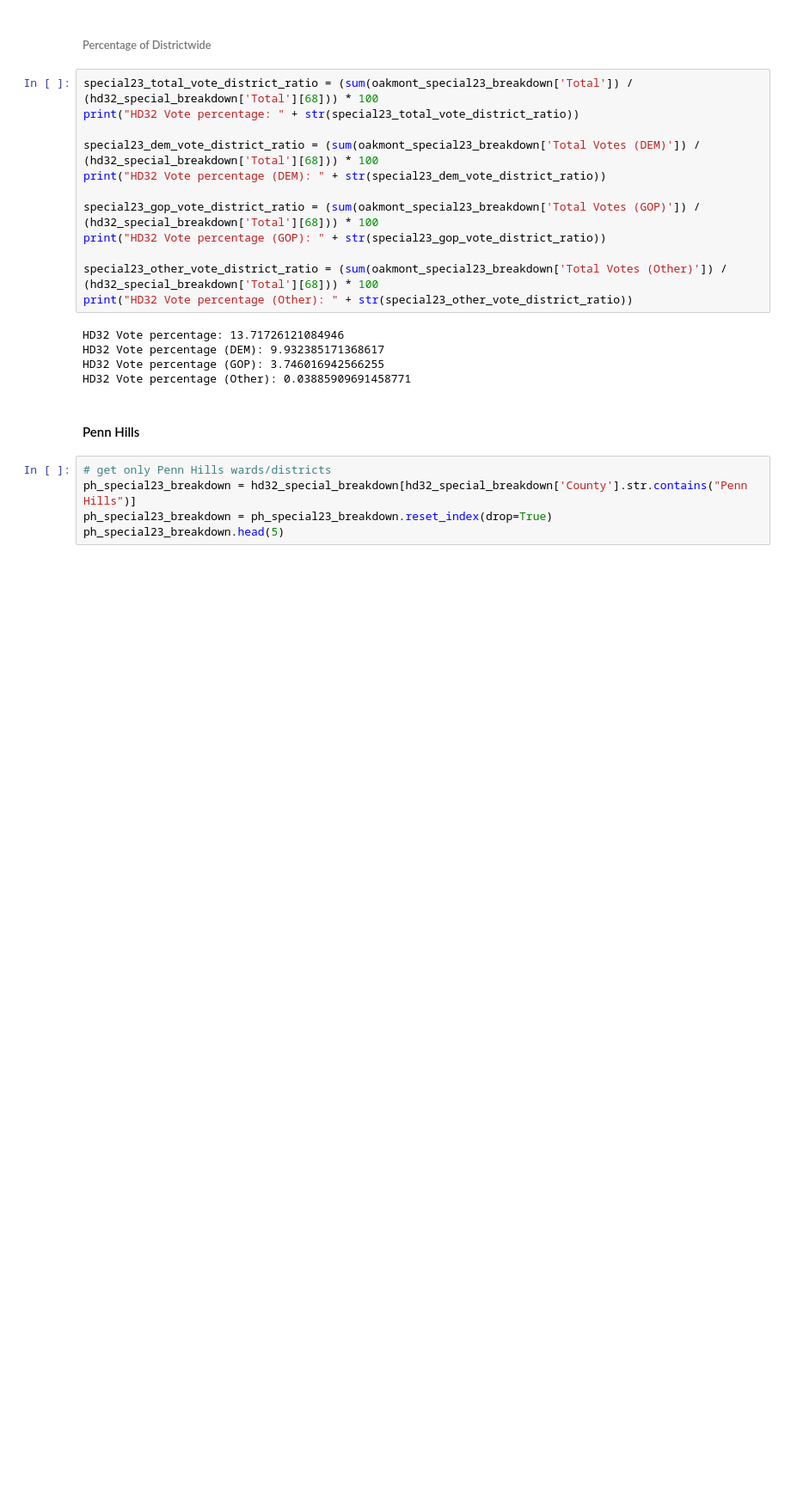
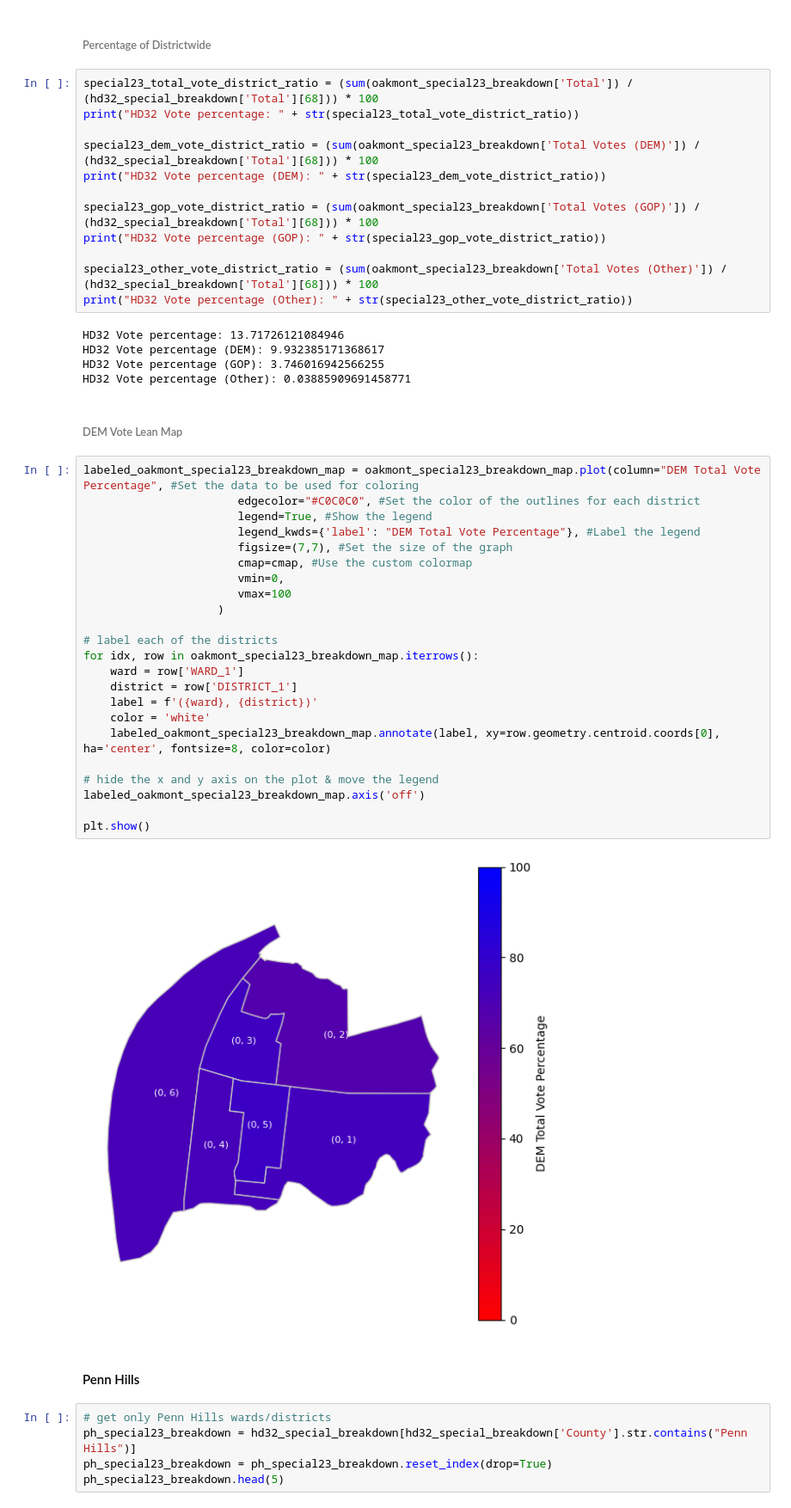
Before and after one commit to jonprice99/Regional-Election-Analysis, a Jupyter notebook: election_data.ipynb, the cells around one changed output. Shown at 86% size. Drawn from its saved outputs; the diff is of its cells as text; blank space fills up the shorter version.

```diff
--- a/election_data.ipynb
+++ b/election_data.ipynb
@@ -1282,6 +1336,33 @@ HD32 Vote percentage: 13.71726121084946
 HD32 Vote percentage (DEM): 9.932385171368617
 HD32 Vote percentage (GOP): 3.746016942566255
 HD32 Vote percentage (Other): 0.03885909691458771
+# %% [markdown]
+###### DEM Vote Lean Map
+# %%
+labeled_oakmont_special23_breakdown_map = oakmont_special23_breakdown_map.plot(column="DEM Total Vote Percentage", #Set the data to be used for coloring
+                       edgecolor="#C0C0C0", #Set the color of the outlines for each district
+                       legend=True, #Show the legend
+                       legend_kwds={'label': "DEM Total Vote Percentage"}, #Label the legend
+                       figsize=(7,7), #Set the size of the graph
+                       cmap=cmap, #Use the custom colormap
+                       vmin=0,
+                       vmax=100
+                    )
+
+# label each of the districts
+for idx, row in oakmont_special23_breakdown_map.iterrows():
+    ward = row['WARD_1']
+    district = row['DISTRICT_1']
+    label = f'({ward}, {district})'
+    color = 'white'
+    labeled_oakmont_special23_breakdown_map.annotate(label, xy=row.geometry.centroid.coords[0], ha='center', fontsize=8, color=color)
+
+# hide the x and y axis on the plot & move the legend
+labeled_oakmont_special23_breakdown_map.axis('off')
+
+plt.show()
+# %% [output]
+[figure, added]
 # %% [markdown]
 #### Penn Hills
 # %%
```
Also changed, not shown: parts of 13 cells of this notebook.
